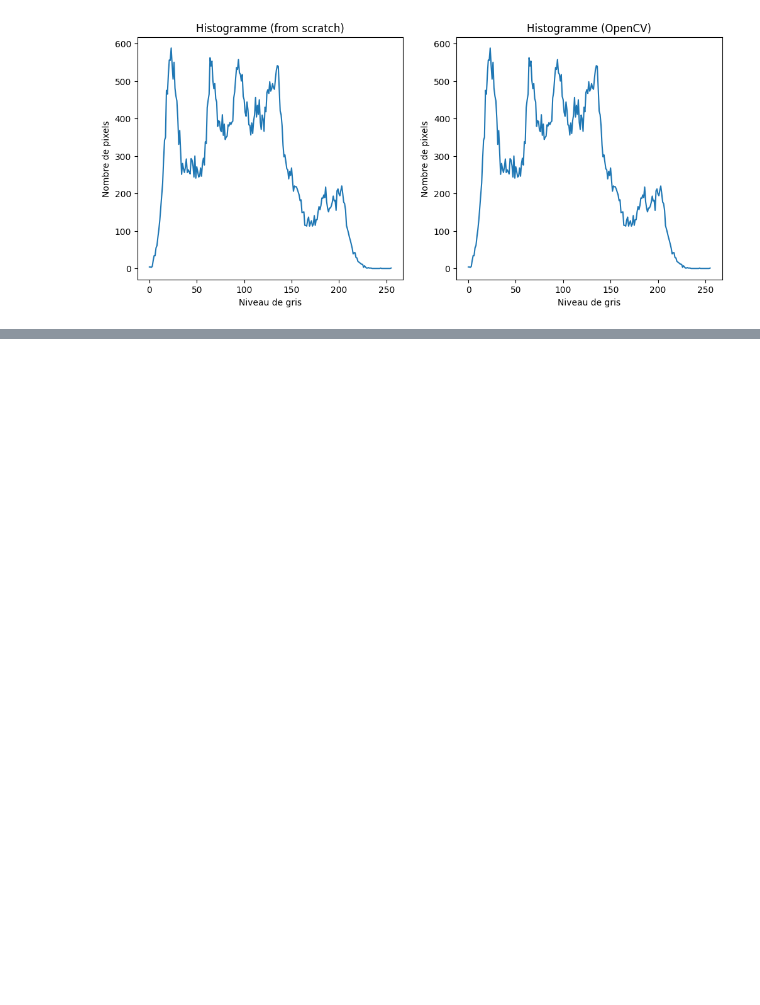
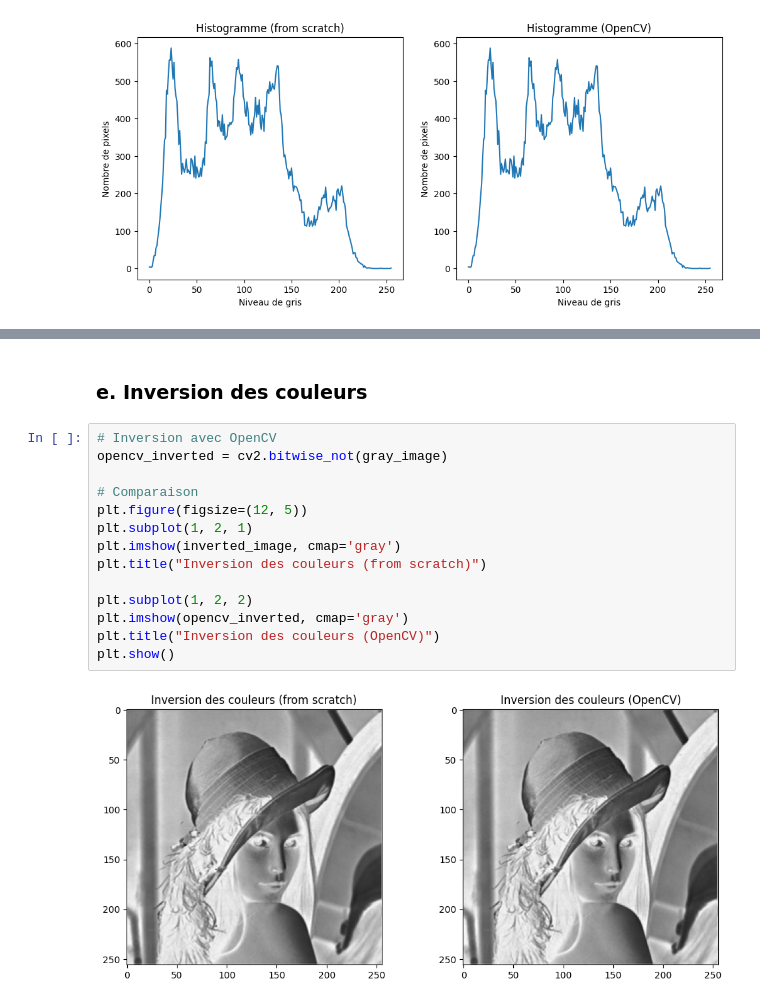
Before and after one commit to hafsaAit/Computer-vision, a Jupyter notebook: Tp_1_computer_vision.ipynb, the cells around one changed output, grey strips where cells are left out. Drawn from its saved outputs; the diff is of its cells as text; blank space fills up the shorter version.

```diff
--- a/Tp_1_computer_vision.ipynb
+++ b/Tp_1_computer_vision.ipynb
@@ -326,0 +381,18 @@ plt.show()
+# %% [markdown]
+### e. Inversion des couleurs
+# %%
+# Inversion avec OpenCV
+opencv_inverted = cv2.bitwise_not(gray_image)
+
+# Comparaison
+plt.figure(figsize=(12, 5))
+plt.subplot(1, 2, 1)
+plt.imshow(inverted_image, cmap='gray')
+plt.title("Inversion des couleurs (from scratch)")
+
+plt.subplot(1, 2, 2)
+plt.imshow(opencv_inverted, cmap='gray')
+plt.title("Inversion des couleurs (OpenCV)")
+plt.show()
+# %% [output]
+[figure, added]
```
Also changed, not shown: parts of 10 cells of this notebook.
